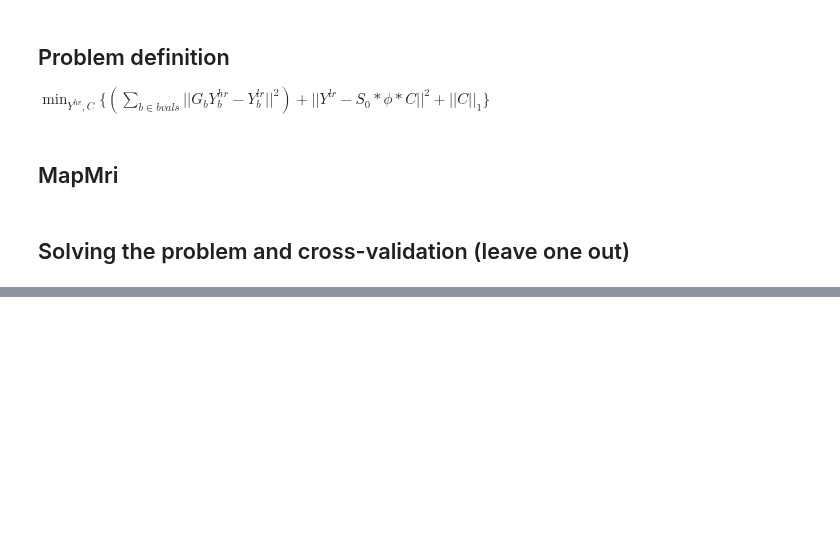
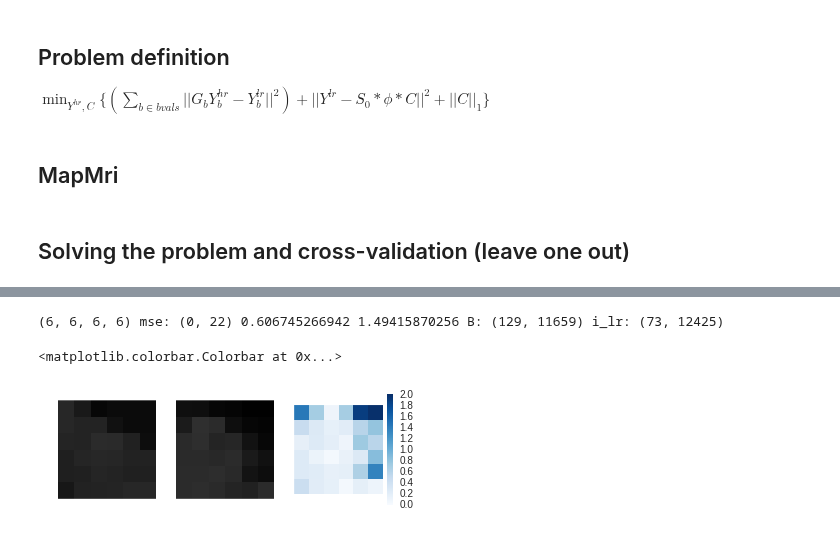
Before and after one commit to egomezsumma/iqt, a Jupyter notebook: Experimento 5.1 (Mapl+DictBvals).ipynb, the cells around one changed output, grey strips where cells are left out. Drawn from its saved outputs; the diff is of its cells as text; code cells hidden in the pictures; blank space fills up the shorter version.

```diff
--- a/Experimento 5.1 (Mapl+DictBvals).ipynb
+++ b/Experimento 5.1 (Mapl+DictBvals).ipynb
@@ -481,0 +506,19 @@ NameError: name 'sample_maker' is not defined
+# %%
+def errrel_layers(A, B):
+    err_rel = np.zeros(A.shape)
+    for b in xrange(A.shape[3]):
+        err_rel[:,:,:,b] = np.divide(np.abs(A[:,:,:,b]-B[:,:,:,b]), B[:,:,:,b]+0.01)
+    return err_rel
+# %%
+mse_lr = errrel_layers(B,i_lr)
+#mse_lr = ((mat_utils.normalize(B)-mat_utils.normalize(i_lr))**2).mean(axis=3)
+#mse_lr = ((np.divide(B-i_lr, i_lr))**2).mean(axis=3)
+print mse_lr.shape, 'mse:',mm(mse_lr), mse_lr.mean(), np.std(mse_lr), 'B:',mm(B),'i_lr:', mm(i_lr)
+
+reload(img_utils)
+plt, _, _, im3 = img_utils._isc3(B, i_lr, mse_lr,  b=4, vmin=[73, 0], vmax=[12000,2],)
+plt.colorbar(im3,fraction=0.056, pad=0.04)
+# %% [output]
+(6, 6, 6, 6) mse: (0, 22) 0.606745266942 1.49415870256 B: (129, 11659) i_lr: (73, 12425)
+<matplotlib.colorbar.Colorbar at 0x...>
+[figure, added]
```
Also changed, not shown: parts of 14 cells of this notebook.
